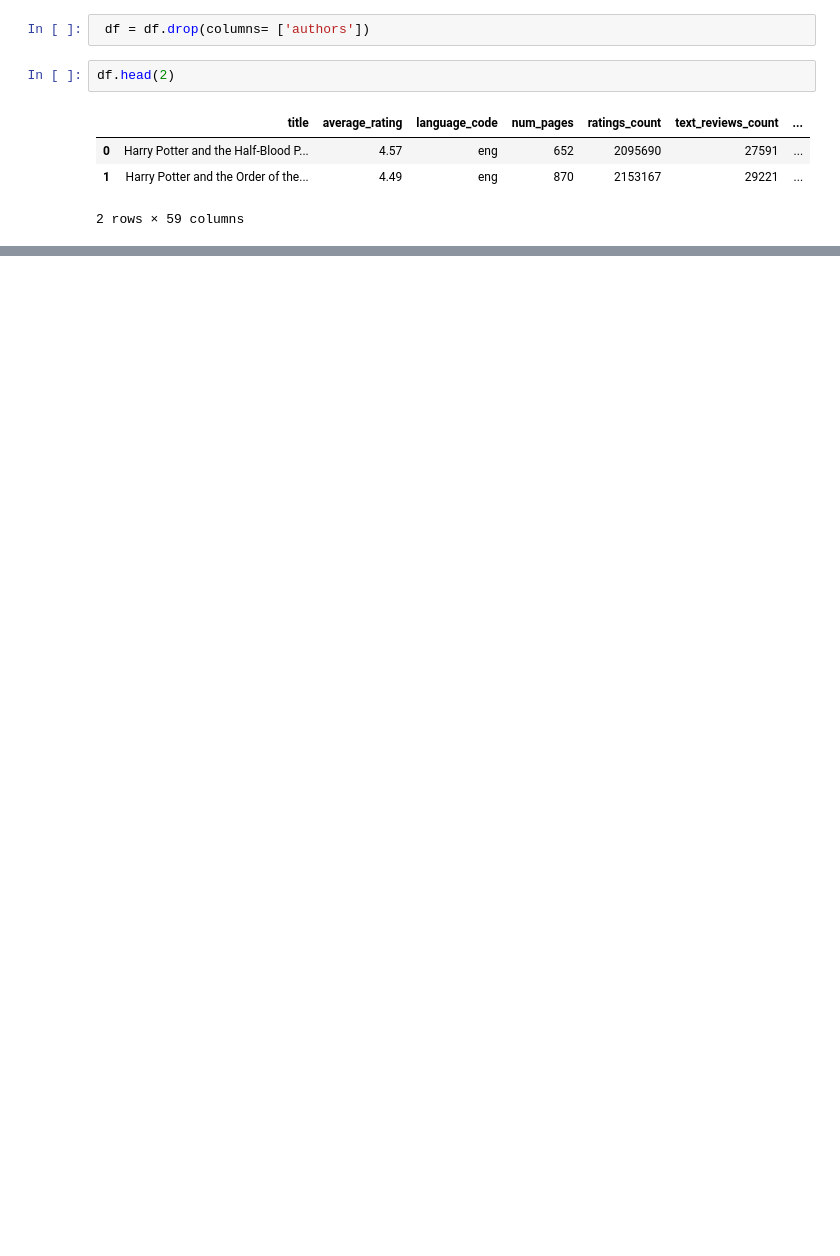
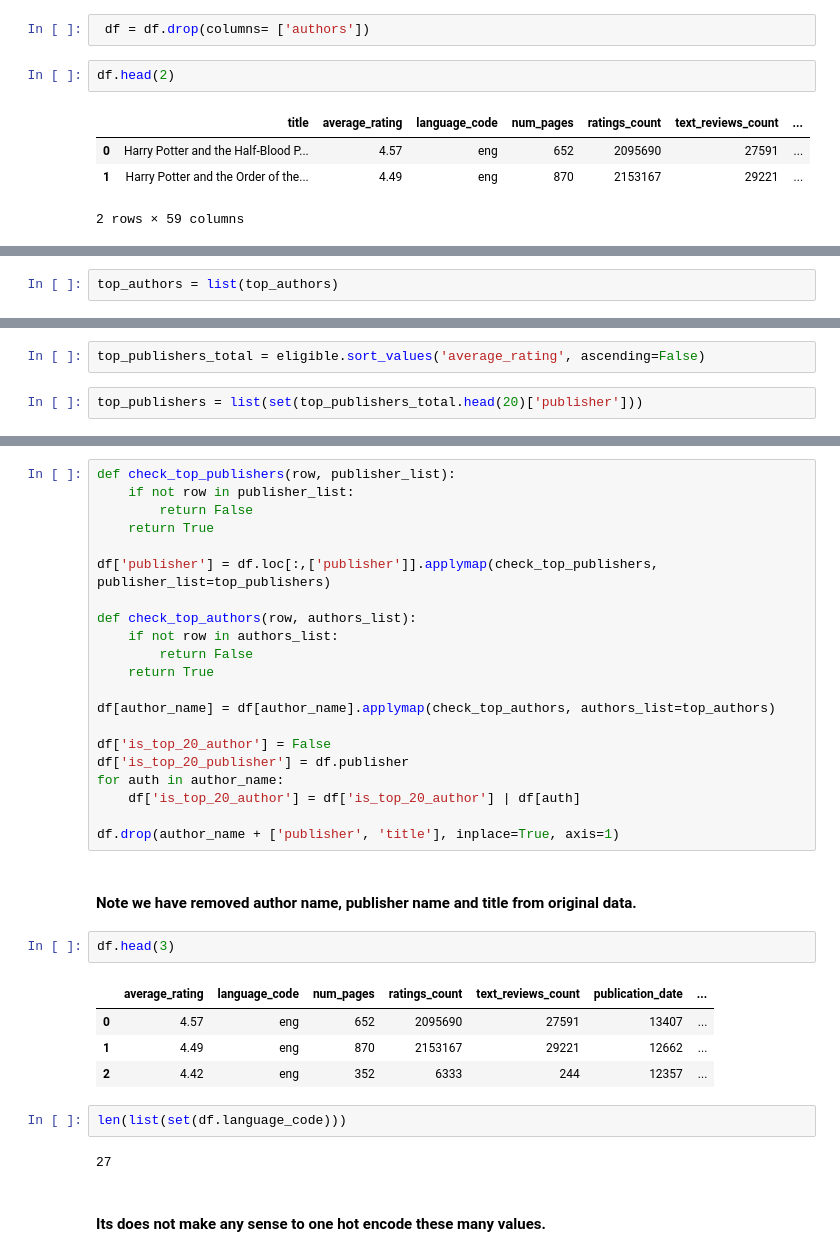
Before and after one commit to Ashuayd/Books-Project, a Jupyter notebook: books cleaning.ipynb, the cells around one changed output, grey strips where cells are left out. Drawn from its saved outputs; the diff is of its cells as text; blank space fills up the shorter version.

```diff
--- a/books cleaning.ipynb
+++ b/books cleaning.ipynb
@@ -247,0 +311,2 @@ title, average_rating, language_code, ratings_count, text_reviews_count, publica
+# %%
+top_authors = list(top_authors)
@@ -247,0 +335,4 @@ title, average_rating, language_code, ratings_count, text_reviews_count, publica
+# %%
+top_publishers_total = eligible.sort_values('average_rating', ascending=False)
+# %%
+top_publishers = list(set(top_publishers_total.head(20)['publisher']))
@@ -247,0 +359,36 @@ title, average_rating, language_code, ratings_count, text_reviews_count, publica
+# %%
+def check_top_publishers(row, publisher_list):
+    if not row in publisher_list:
+        return False
+    return True
+
+df['publisher'] = df.loc[:,['publisher']].applymap(check_top_publishers, publisher_list=top_publishers)
+
+def check_top_authors(row, authors_list):
+    if not row in authors_list:
+        return False
+    return True
+
+df[author_name] = df[author_name].applymap(check_top_authors, authors_list=top_authors)
+
+df['is_top_20_author'] = False
+df['is_top_20_publisher'] = df.publisher
+for auth in author_name:
+    df['is_top_20_author'] = df['is_top_20_author'] | df[auth]
+
+df.drop(author_name + ['publisher', 'title'], inplace=True, axis=1)
+# %% [markdown]
+#### Note we have removed author name, publisher name and title from original data.
+# %%
+df.head(3)
+# %% [output]
+|  | average_rating | language_code | num_pages | ratings_count | text_reviews_count | publication_date | ... |
+| 0 | 4.57 | eng | 652 | 2095690 | 27591 | 13407 | ... |
+| 1 | 4.49 | eng | 870 | 2153167 | 29221 | 12662 | ... |
+| 2 | 4.42 | eng | 352 | 6333 | 244 | 12357 | ... |
+# %%
+len(list(set(df.language_code)))
+# %% [output]
+27
+# %% [markdown]
+####  Its does not make any sense to one hot encode these many values.
```
Also changed, not shown: parts of 39 cells of this notebook.
